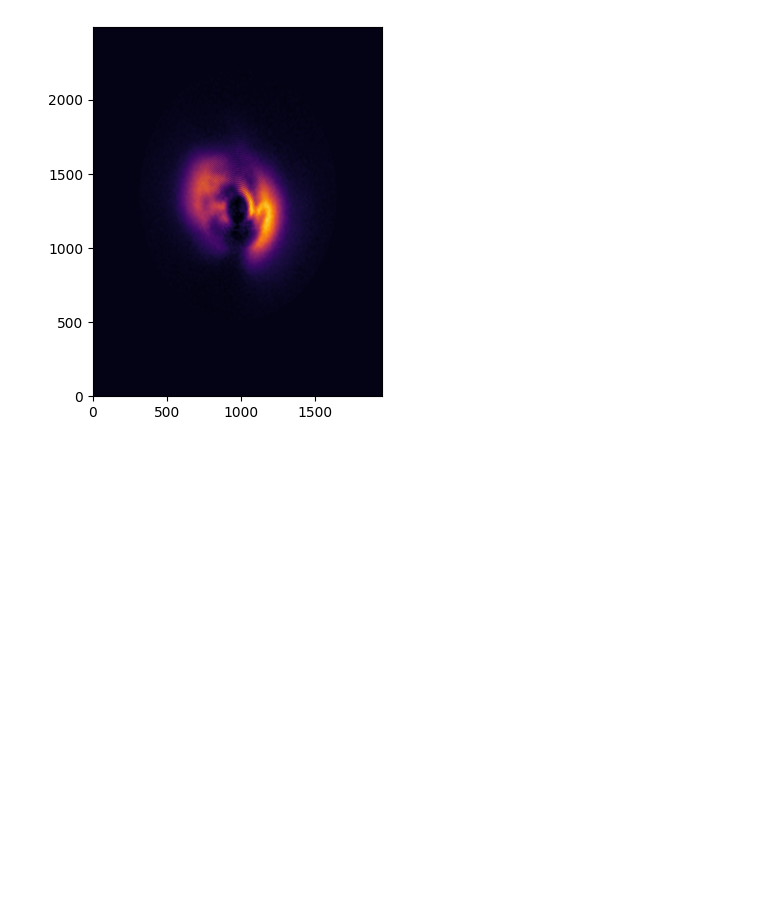
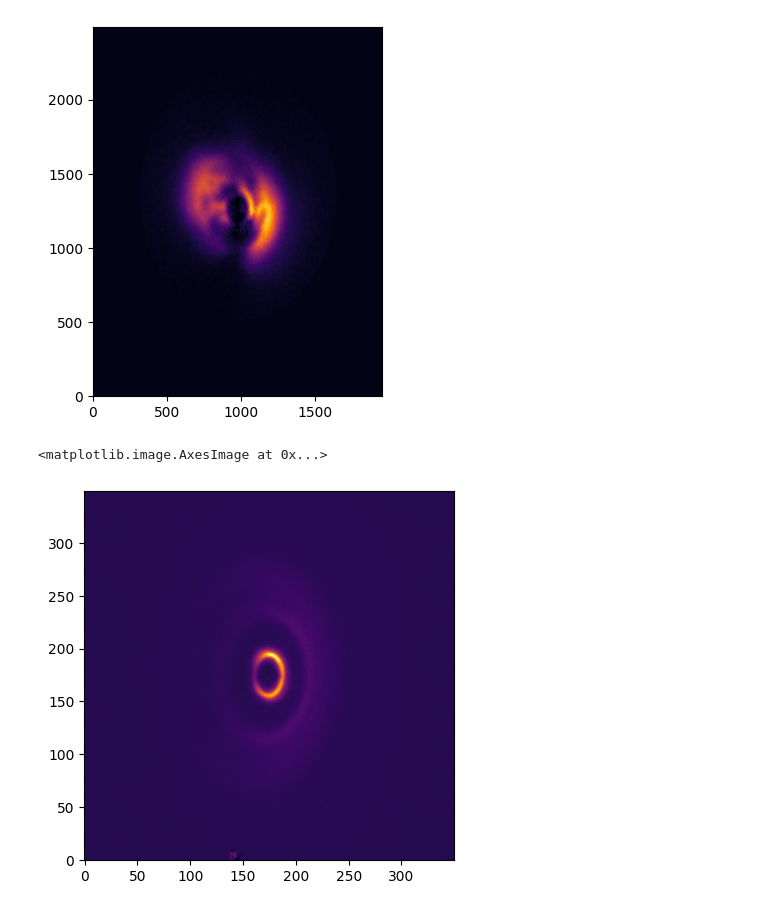
Before and after one commit to danmcl77/masters, a Jupyter notebook: Reclamation - Deprojection.ipynb, the cells around one changed output. Saved outputs shown, nothing was run; the diff lists cells and outputs as text; code cells hidden in the pictures; blank space fills up the shorter version.

```diff
--- a/Reclamation - Deprojection.ipynb
+++ b/Reclamation - Deprojection.ipynb
@@ -64,3 +157,14 @@ plt.imshow(ATPyxDeproj,origin='lower',cmap='inferno')
 # %% [output]
 <matplotlib.image.AxesImage at 0x...>
 [figure]
+# %%
+TYC = fits.open('fits/TYC_5709-354-1_2025-03-21_Q_phi.fits')[0].data
+
+
+TYC = np.array(Cutout2D(TYC,(len(TYC[0])/2,len(TYC)/2),(350,350)).data)
+
+plt.imshow(TYC,origin='lower',cmap='inferno',#vmin=0
+          )
+# %% [output]
+<matplotlib.image.AxesImage at 0x...>
+[figure, added]
```
Also changed, not shown: parts of 13 cells of this notebook, 2 other files.
